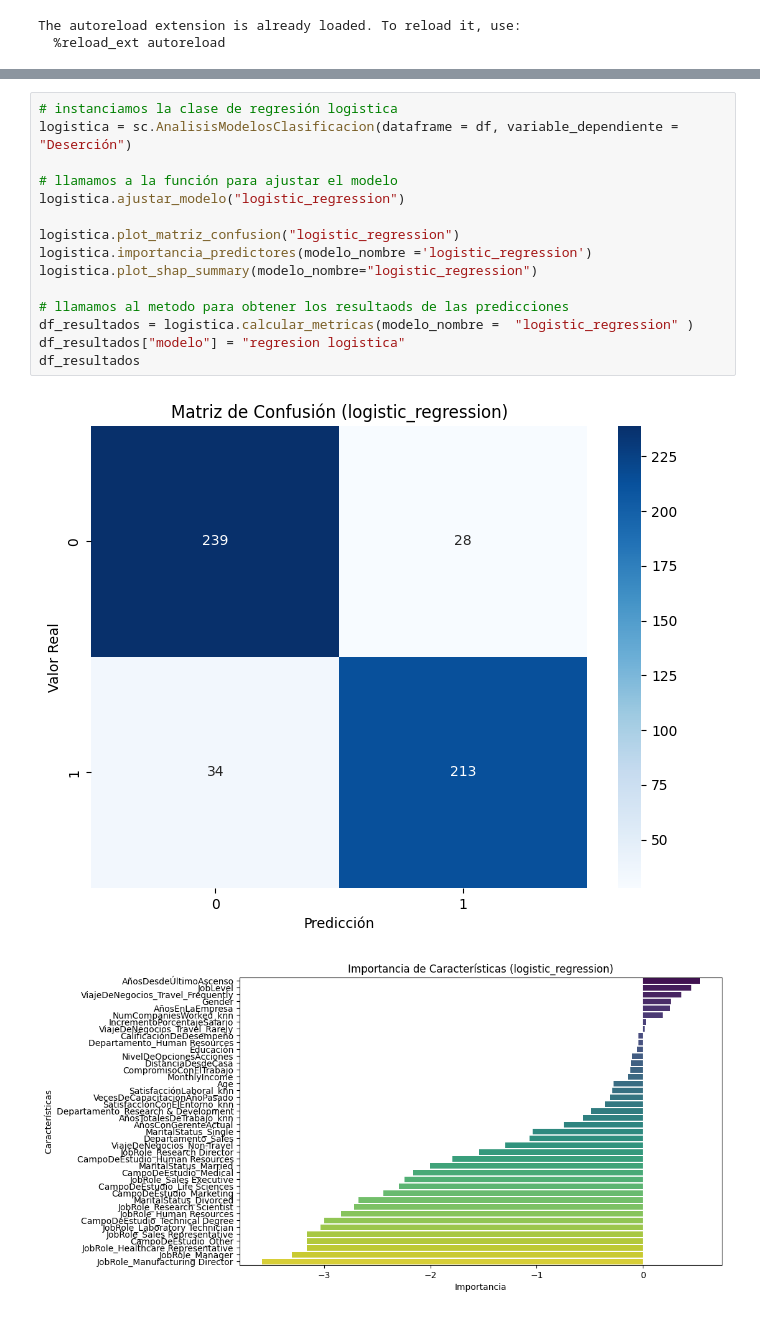
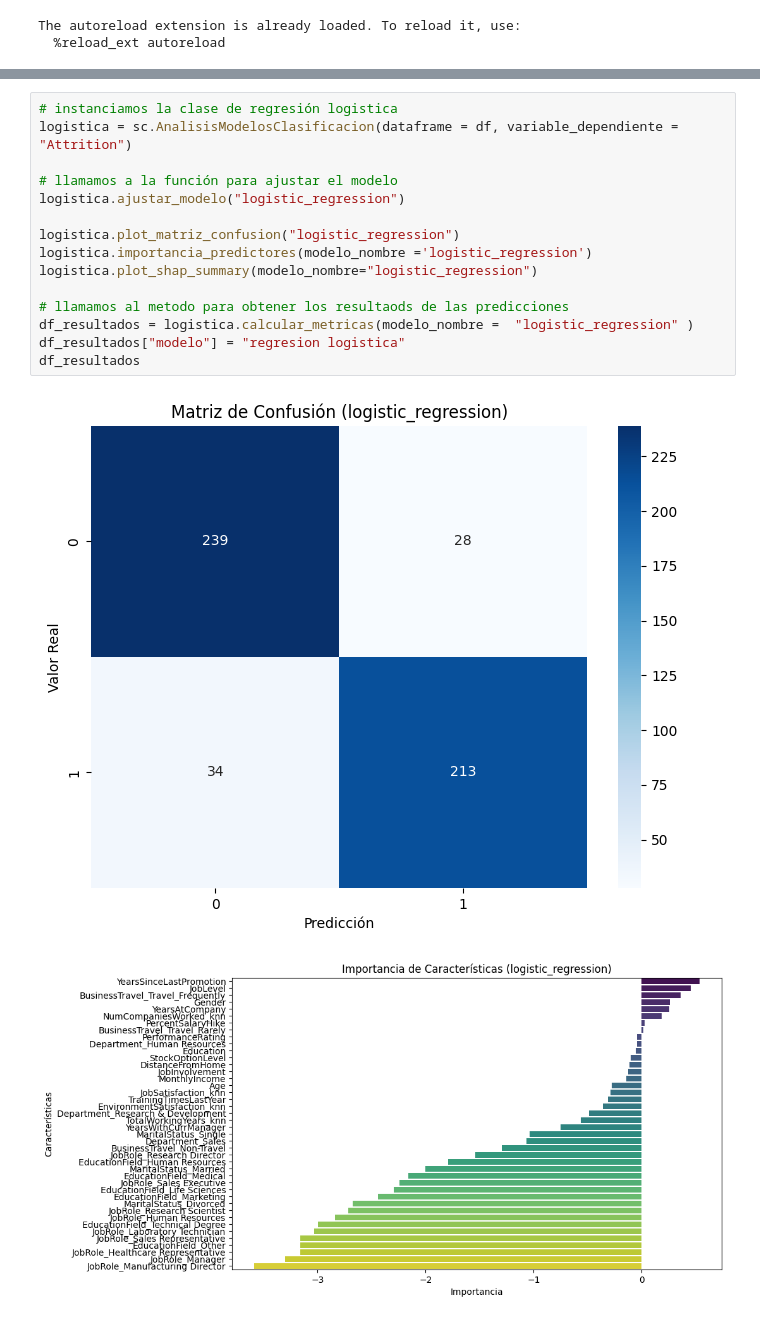
Before and after one commit to adrims10/3.Proyecto_prediccion-Se_van_los_empleados, a Jupyter notebook: notebooks/2-Train.ipynb, the cells around one changed output, grey strips where cells are left out. Drawn from its saved outputs; the diff is of its cells as text.

```diff
--- a/notebooks/2-Train.ipynb
+++ b/notebooks/2-Train.ipynb
@@ -43,19 +43,19 @@ df.head()
 5 rows × 43 columns
 # %%
 # instanciamos la clase de regresión logistica
-logistica = sc.AnalisisModelosClasificacion(dataframe = df, variable_dependiente = "Deserción")
+logistica = sc.AnalisisModelosClasificacion(dataframe = df, variable_dependiente = "Attrition")
 
 # llamamos a la función para ajustar el modelo
 logistica.ajustar_modelo("logistic_regression")
 
 logistica.plot_matriz_confusion("logistic_regression")
 logistica.importancia_predictores(modelo_nombre ='logistic_regression')
 logistica.plot_shap_summary(modelo_nombre="logistic_regression")
 
 # llamamos al metodo para obtener los resultaods de las predicciones
 df_resultados = logistica.calcular_metricas(modelo_nombre =  "logistic_regression" )
 df_resultados["modelo"] = "regresion logistica"
 df_resultados
 # %% [output]
 [figure]
-[figure, old version]
+[figure, new version]
```
Also changed, not shown: parts of 7 cells of this notebook, 8 other files.
